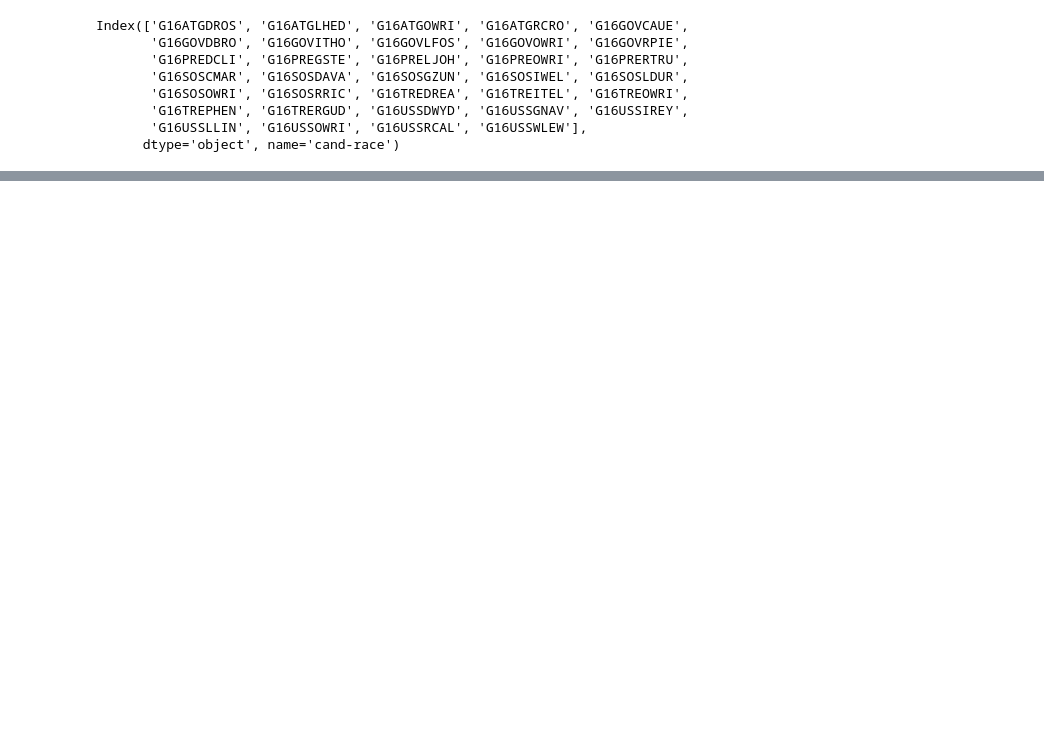
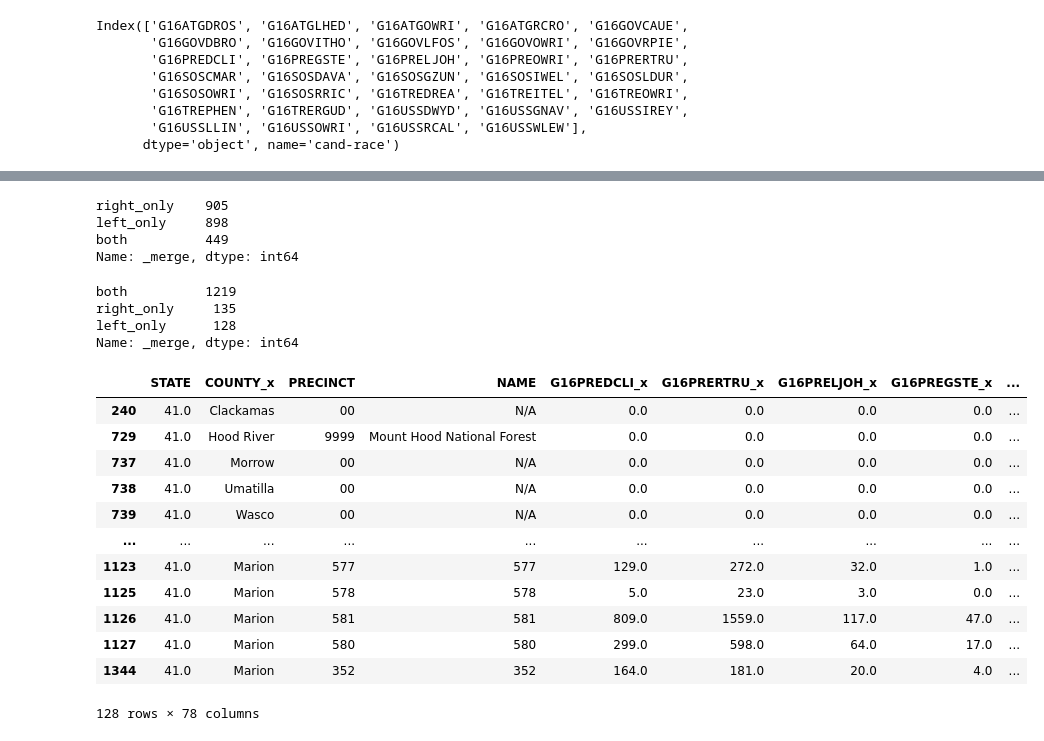
Before and after one commit to nonpartisan-redistricting-datahub/pdv-or, a Jupyter notebook: vest-or-2016/vest-or-2016-validation.ipynb, the cells around one changed output, grey strips where cells are left out. Saved outputs shown, nothing was run; the diff lists cells and outputs as text; code cells hidden in the pictures; blank space fills up the shorter version.

```diff
--- a/vest-or-2016/vest-or-2016-validation.ipynb
+++ b/vest-or-2016/vest-or-2016-validation.ipynb
@@ -496,0 +417,6 @@ def precinct_votes_check(merged_df,column_list,vest_on_left,name_col,print_level
+# %%
+print(vest_or_16)
+election_results_pivot.loc[:,"precinct"] = election_results_pivot.loc[:,"precinct"].astype(str)
+election_results_pivot.loc[:,"precinct"] = election_results_pivot.loc[:,"precinct"].str.strip()
+election_results_pivot.loc[:,"join_id"]=election_results_pivot.loc[:,"pivot_id"]
+vest_or_16.loc[:,"join_id"]=vest_or_16.loc[:,"COUNTY"]+"-"+vest_or_16.loc[:,"PRECINCT"].str.zfill(3)
@@ -496,0 +457,40 @@ def precinct_votes_check(merged_df,column_list,vest_on_left,name_col,print_level
+# %%
+final = pd.merge(vest_or_16,election_results_pivot,how="outer",on="join_id",indicator=True)
+print(final["_merge"].value_counts())
+
+final[final["_merge"]=="left_only"].to_csv("./vest_only.csv")
+final[final["_merge"]=="right_only"].to_csv("./source_only.csv")
+# %% [output]
+right_only    905
+left_only     898
+both          449
+Name: _merge, dtype: int64
+# %%
+source_id_changes = pd.read_csv("./source_vest_changes.csv")
+
+source_id_changes_dict = dict(zip(source_id_changes["source_ID"],source_id_changes["vest_ID"]))
+
+election_results_pivot["join_id"] = election_results_pivot["join_id"].map(source_id_changes_dict).fillna(election_results_pivot["join_id"])
+# %%
+final_2 = pd.merge(vest_or_16,election_results_pivot,how="outer",on="join_id",indicator=True)
+print(final_2["_merge"].value_counts())
+
+final_2[final_2["_merge"]=="left_only"]
+# %% [output]
+both          1219
+right_only     135
+left_only      128
+Name: _merge, dtype: int64
+|  | STATE | COUNTY_x | PRECINCT | NAME | G16PREDCLI_x | G16PRERTRU_x | G16PRELJOH_x | G16PREGSTE_x | ... |
+| 240 | 41.0 | Clackamas | 00 | N/A | 0.0 | 0.0 | 0.0 | 0.0 | ... |
+| 729 | 41.0 | Hood River | 9999 | Mount Hood National Forest | 0.0 | 0.0 | 0.0 | 0.0 | ... |
+| 737 | 41.0 | Morrow | 00 | N/A | 0.0 | 0.0 | 0.0 | 0.0 | ... |
+| 738 | 41.0 | Umatilla | 00 | N/A | 0.0 | 0.0 | 0.0 | 0.0 | ... |
+| 739 | 41.0 | Wasco | 00 | N/A | 0.0 | 0.0 | 0.0 | 0.0 | ... |
+| ... | ... | ... | ... | ... | ... | ... | ... | ... | ... |
+| 1123 | 41.0 | Marion | 577 | 577 | 129.0 | 272.0 | 32.0 | 1.0 | ... |
+| 1125 | 41.0 | Marion | 578 | 578 | 5.0 | 23.0 | 3.0 | 0.0 | ... |
+| 1126 | 41.0 | Marion | 581 | 581 | 809.0 | 1559.0 | 117.0 | 47.0 | ... |
+| 1127 | 41.0 | Marion | 580 | 580 | 299.0 | 598.0 | 64.0 | 17.0 | ... |
+| 1344 | 41.0 | Marion | 352 | 352 | 164.0 | 181.0 | 20.0 | 4.0 | ... |
+128 rows × 78 columns
```
Also changed, not shown: parts of 34 cells of this notebook.
